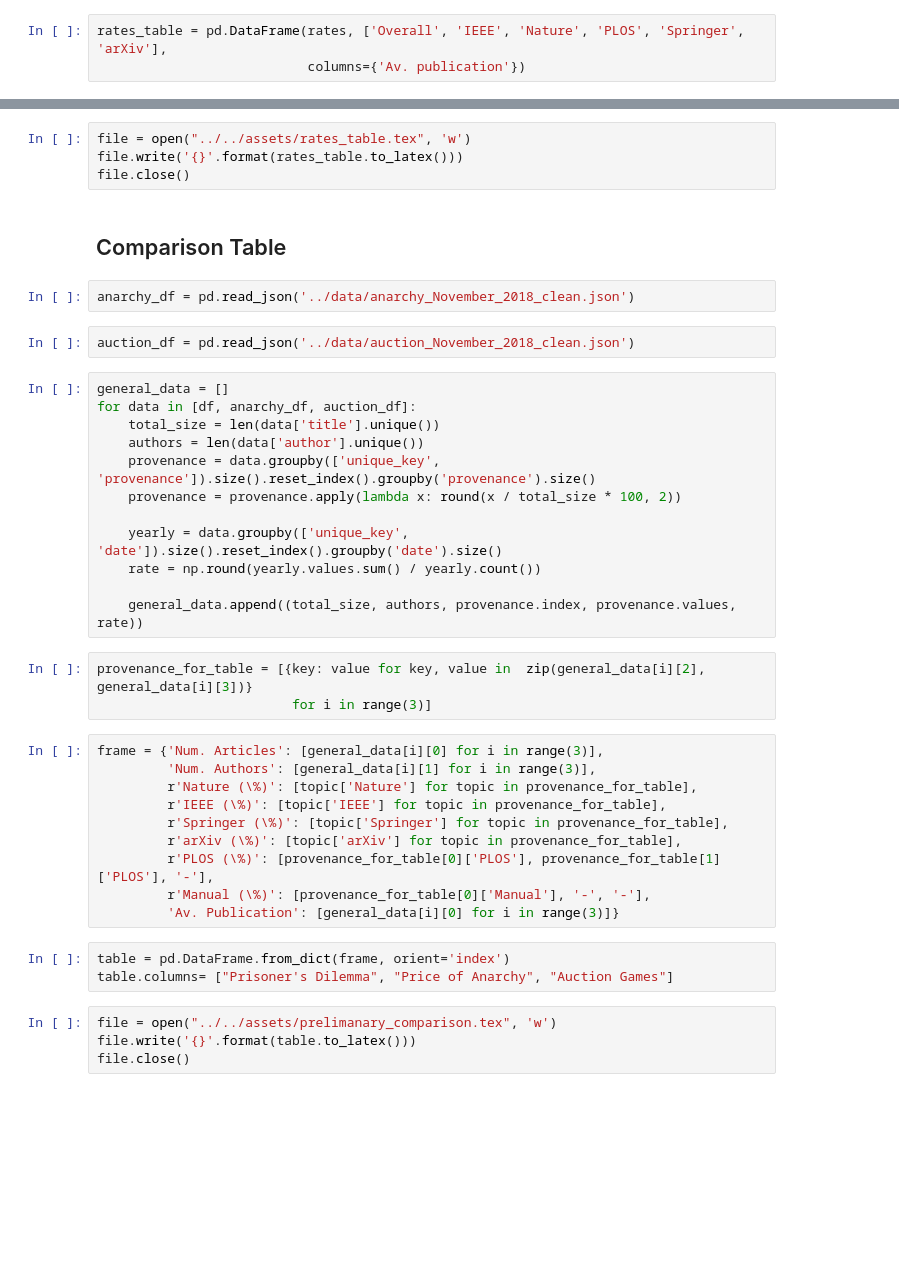
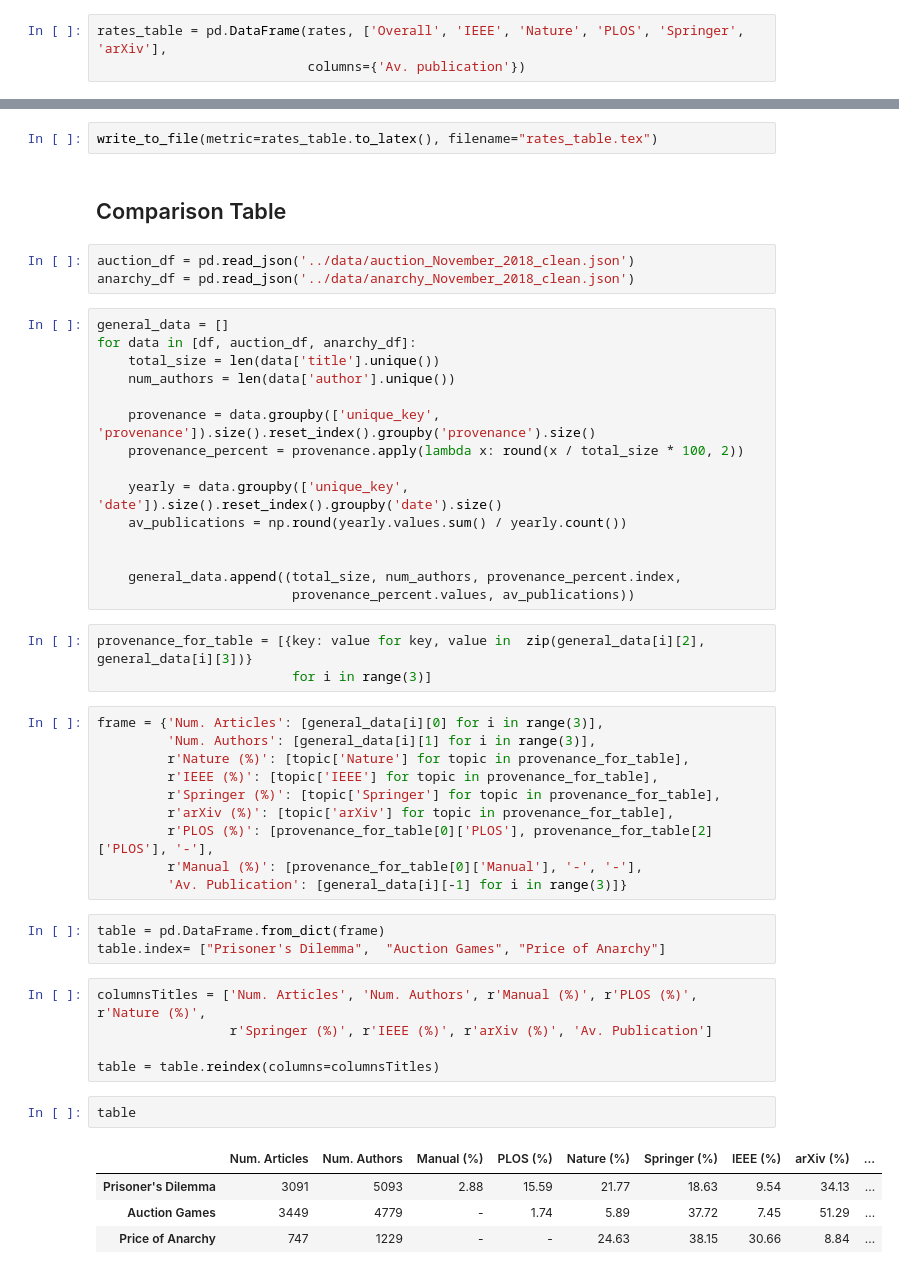
Before and after one commit to Nikoleta-v3/bibliometric-study-of-the-prisoners-dilemma, a Jupyter notebook: src/nbs/1. General & Temporal Analysis.ipynb, the cells around one changed output, grey strips where cells are left out. Saved outputs shown, nothing was run; the diff lists cells and outputs as text; blank space fills up the shorter version.

```diff
--- a/src/nbs/1. General & Temporal Analysis.ipynb
+++ b/src/nbs/1. General & Temporal Analysis.ipynb
@@ -217,43 +179,51 @@ rates_table = rates_table.sort_values(by='Av. publication')
-# %%
-file = open("../../assets/rates_table.tex", 'w')
-file.write('{}'.format(rates_table.to_latex()))
-file.close()
+# %%
+write_to_file(metric=rates_table.to_latex(), filename="rates_table.tex")
 # %% [markdown]
 Comparison Table
 ----------------
 # %%
+auction_df = pd.read_json('../data/auction_November_2018_clean.json')
 anarchy_df = pd.read_json('../data/anarchy_November_2018_clean.json')
-# %%
-auction_df = pd.read_json('../data/auction_November_2018_clean.json')
 # %%
 general_data = []
-for data in [df, anarchy_df, auction_df]:
+for data in [df, auction_df, anarchy_df]:
     total_size = len(data['title'].unique())
-    authors = len(data['author'].unique())
+    num_authors = len(data['author'].unique())
+
     provenance = data.groupby(['unique_key', 'provenance']).size().reset_index().groupby('provenance').size()
-    provenance = provenance.apply(lambda x: round(x / total_size * 100, 2))
+    provenance_percent = provenance.apply(lambda x: round(x / total_size * 100, 2))
 
     yearly = data.groupby(['unique_key', 'date']).size().reset_index().groupby('date').size()
-    rate = np.round(yearly.values.sum() / yearly.count())
+    av_publications = np.round(yearly.values.sum() / yearly.count())
 
-    general_data.append((total_size, authors, provenance.index, provenance.values, rate))
+
+    general_data.append((total_size, num_authors, provenance_percent.index,
+                         provenance_percent.values, av_publications))
 # %%
 provenance_for_table = [{key: value for key, value in  zip(general_data[i][2], general_data[i][3])}
                          for i in range(3)]
 # %%
 frame = {'Num. Articles': [general_data[i][0] for i in range(3)],
          'Num. Authors': [general_data[i][1] for i in range(3)],
-         r'Nature (\%)': [topic['Nature'] for topic in provenance_for_table],
-         r'IEEE (\%)': [topic['IEEE'] for topic in provenance_for_table],
-         r'Springer (\%)': [topic['Springer'] for topic in provenance_for_table],
-         r'arXiv (\%)': [topic['arXiv'] for topic in provenance_for_table],
-         r'PLOS (\%)': [provenance_for_table[0]['PLOS'], provenance_for_table[1]['PLOS'], '-'],
-         r'Manual (\%)': [provenance_for_table[0]['Manual'], '-', '-'],
-         'Av. Publication': [general_data[i][0] for i in range(3)]}
+         r'Nature (%)': [topic['Nature'] for topic in provenance_for_table],
+         r'IEEE (%)': [topic['IEEE'] for topic in provenance_for_table],
+         r'Springer (%)': [topic['Springer'] for topic in provenance_for_table],
+         r'arXiv (%)': [topic['arXiv'] for topic in provenance_for_table],
+         r'PLOS (%)': [provenance_for_table[0]['PLOS'], provenance_for_table[2]['PLOS'], '-'],
+         r'Manual (%)': [provenance_for_table[0]['Manual'], '-', '-'],
+         'Av. Publication': [general_data[i][-1] for i in range(3)]}
 # %%
-table = pd.DataFrame.from_dict(frame, orient='index')
-table.columns= ["Prisoner's Dilemma", "Price of Anarchy", "Auction Games"]
+table = pd.DataFrame.from_dict(frame)
+table.index= ["Prisoner's Dilemma",  "Auction Games", "Price of Anarchy"]
-# %%
-file = open("../../assets/prelimanary_comparison.tex", 'w')
-file.write('{}'.format(table.to_latex()))
-file.close()
+# %%
+columnsTitles = ['Num. Articles', 'Num. Authors', r'Manual (%)', r'PLOS (%)', r'Nature (%)',
+                 r'Springer (%)', r'IEEE (%)', r'arXiv (%)', 'Av. Publication']
+
+table = table.reindex(columns=columnsTitles)
+# %%
+table
+# %% [output]
+|  | Num. Articles | Num. Authors | Manual (%) | PLOS (%) | Nature (%) | Springer (%) | IEEE (%) | arXiv (%) | ... |
+| Prisoner's Dilemma | 3091 | 5093 | 2.88 | 15.59 | 21.77 | 18.63 | 9.54 | 34.13 | ... |
+| Auction Games | 3449 | 4779 | - | 1.74 | 5.89 | 37.72 | 7.45 | 51.29 | ... |
+| Price of Anarchy | 747 | 1229 | - | - | 24.63 | 38.15 | 30.66 | 8.84 | ... |
```
Also changed, not shown: parts of 37 cells of this notebook.
